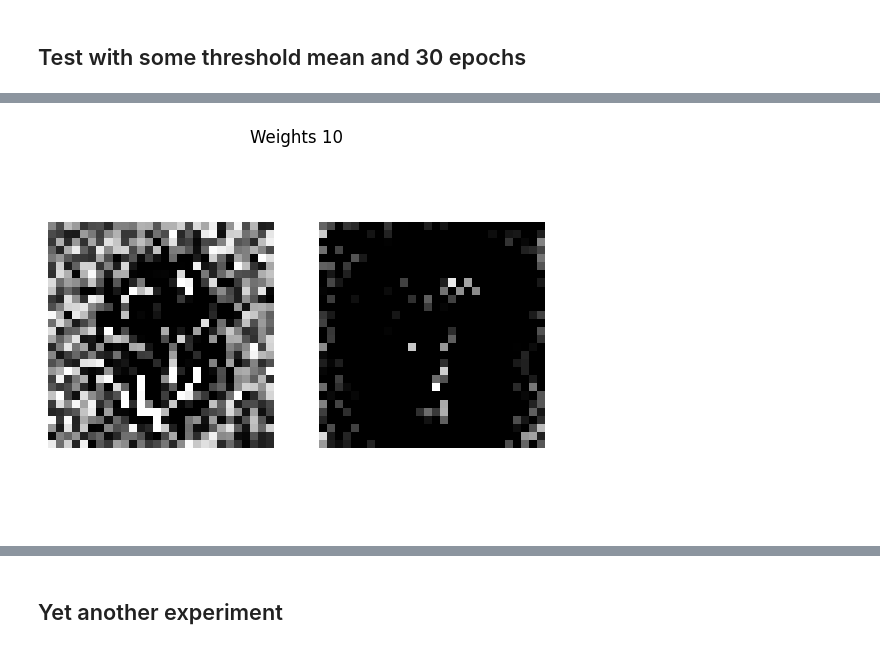
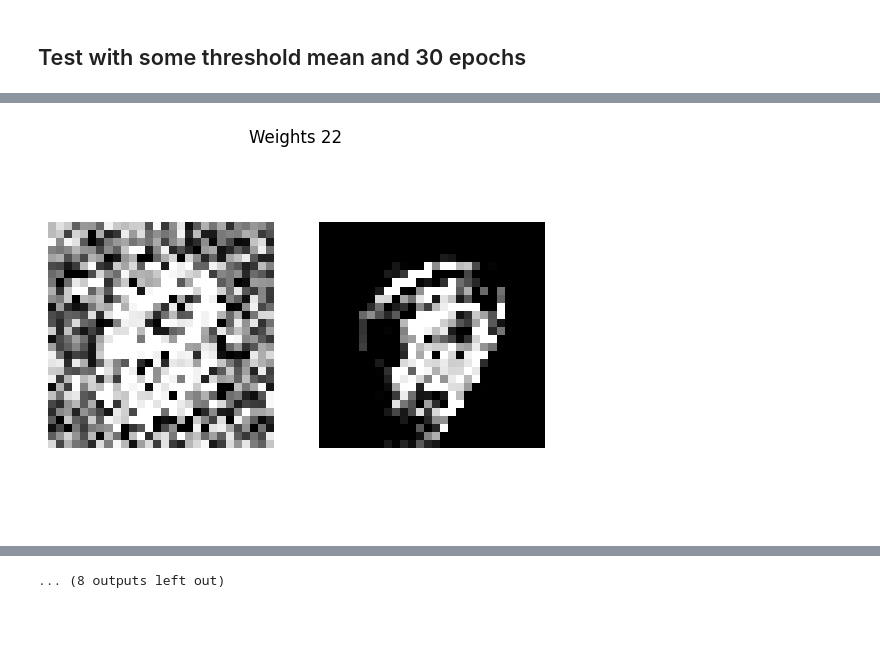
Before and after one commit to razvan404/dummy-snn, a Jupyter notebook: optimize_hyperparams.ipynb, the cells around one changed output, grey strips where cells are left out. Cells and saved outputs as stored; diff of their text form; code cells hidden in the pictures; blank space fills up the shorter version.

```diff
--- a/optimize_hyperparams.ipynb
+++ b/optimize_hyperparams.ipynb
@@ -156,9 +156,9 @@ def visualize_neurons(model: IntegrateAndFireOptimizedLayer, neurons_indices: li
 # %% [markdown]
 ## Fixed params
 # %%
-decay_lambda = 0.95
+decay_lambda = 1.0
 weights_lr0 = 0.1
-adapt_lr0 = 1.0
+adapt_lr0 = 0.4
 
 tau = 0.1
 beta = 1.0
@@ -172,17 +172,18 @@ threshold_initialization = NormalInitialization(min_threshold=min_threshold, std
 # %% [markdown]
 ## Test with some threshold mean and 30 epochs
 # %%
-threshold_mean = 2.0
+threshold_mean = 75.0
 num_epochs = 30
+threshold_adaptation = CompetitiveFalezAdaptation(min_threshold=min_threshold, learning_rate=adapt_lr0, decay_factor=decay_lambda)
 model_test = IntegrateAndFireOptimizedLayer(
     num_inputs=max_input_spikes,
-    num_outputs=24,
+    num_outputs=128,
     learning_mechanism=stdp,
     competition_mechanism=wta,
     threshold=threshold_mean,
     refractory_period=np.inf,
     threshold_initialization=threshold_initialization,
-    threshold_adaptation=CompetitiveFalezAdaptation(min_threshold=min_threshold, learning_rate=adapt_lr0, decay_factor=decay_lambda),
+    threshold_adaptation=threshold_adaptation,
 )
 monitor = Monitor(model_test)
 train(model_test, monitor=monitor, num_epochs=num_epochs, visualize=False)
@@ -265,34 +190,3 @@ visualize_neurons(model_test)
-# %%
-# Fixed params
-decay_lambda = 0.95
-weights_lr0 = 0.2
-adapt_lr0 = 1.0
-
-tau = 0.1
-beta = 1.0
-stdp = STDP(tau_pre=tau, tau_post=tau, lr=weights_lr0, decay_factor=decay_lambda)
-wta = WinnerTakesAll()
-
-min_threshold = 1.0
-target_threshold = 0.7
-
-threshold_initialization = NormalInitialization(min_threshold=min_threshold, std_dev=1.0)
-
-# Mobile params
-threshold_mean = 5.0
-num_epochs = 100
-model_test = IntegrateAndFireOptimizedLayer(
-    num_inputs=max_input_spikes,
-    num_outputs=128,
-    learning_mechanism=stdp,
-    competition_mechanism=wta,
-    threshold=threshold_mean,
-    refractory_period=np.inf,
-    threshold_initialization=threshold_initialization,
-    threshold_adaptation=CompetitiveFalezAdaptation(min_threshold=min_threshold, learning_rate=adapt_lr0, decay_factor=decay_lambda),
-)
-monitor = Monitor(model_test)
-train(model_test, monitor=monitor, num_epochs=num_epochs, visualize=False)
 # %%
 monitor.plot_weight_evolution(title="Weights evolution")
 monitor.plot_thresholds_evolution(title="Thresholds evolution")
@@ -318,3 +212,3 @@ F1 Score: 0.45
 # %%
-visualize_neurons(model_test, monitor.most_active_neurons(num_neurons=12))
+visualize_neurons(model_test, monitor.most_active_neurons(20))
 # %% [output]
@@ -327 +221 @@ visualize_neurons(model_test, monitor.most_active_neurons(num_neurons=12))
-[figure, old version]
+[figure, new version]
@@ -333,2 +227 @@ visualize_neurons(model_test, monitor.most_active_neurons(num_neurons=12))
+... (8 outputs left out)
-# %% [markdown]
-## Yet another experiment
```
Also changed, not shown: parts of 16 cells of this notebook, 1 other file.
